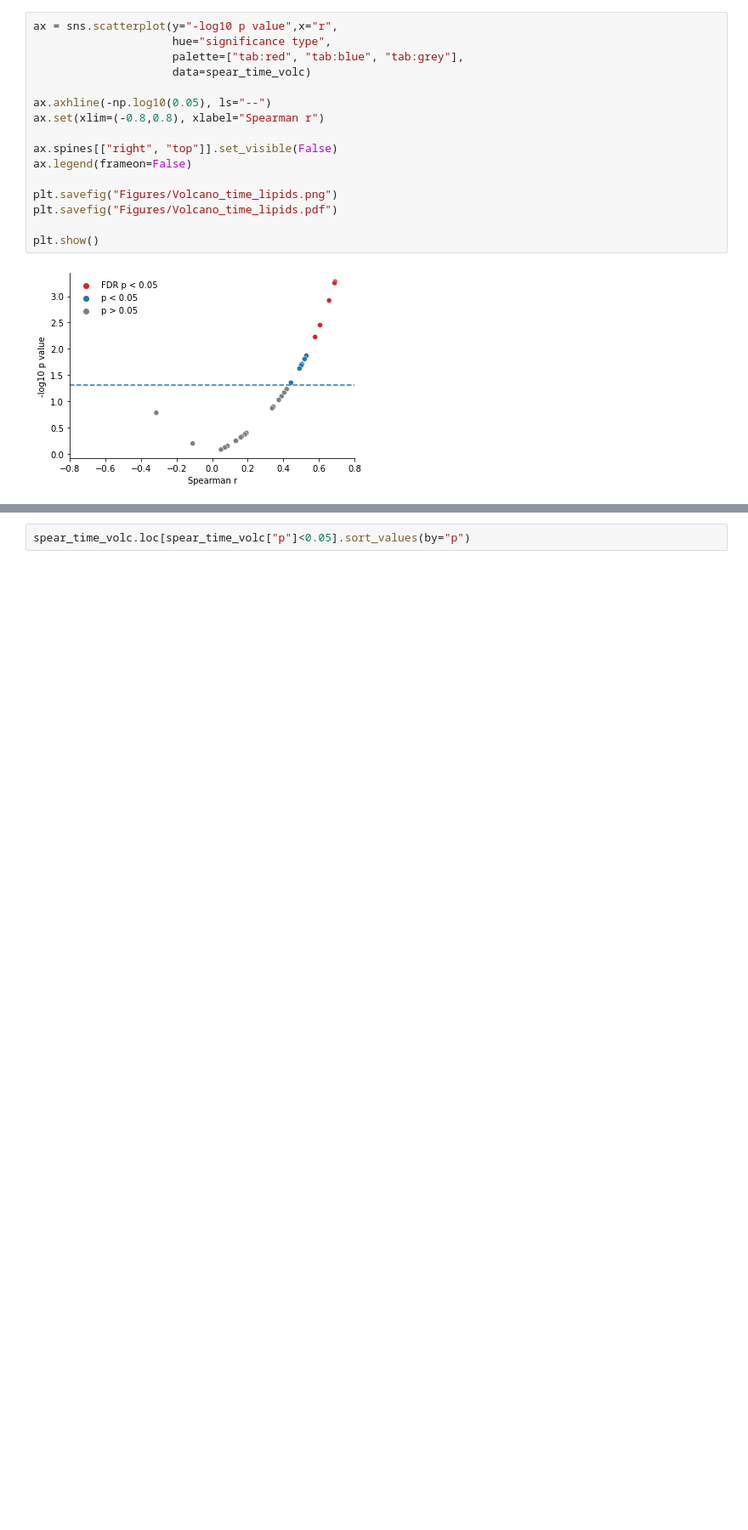
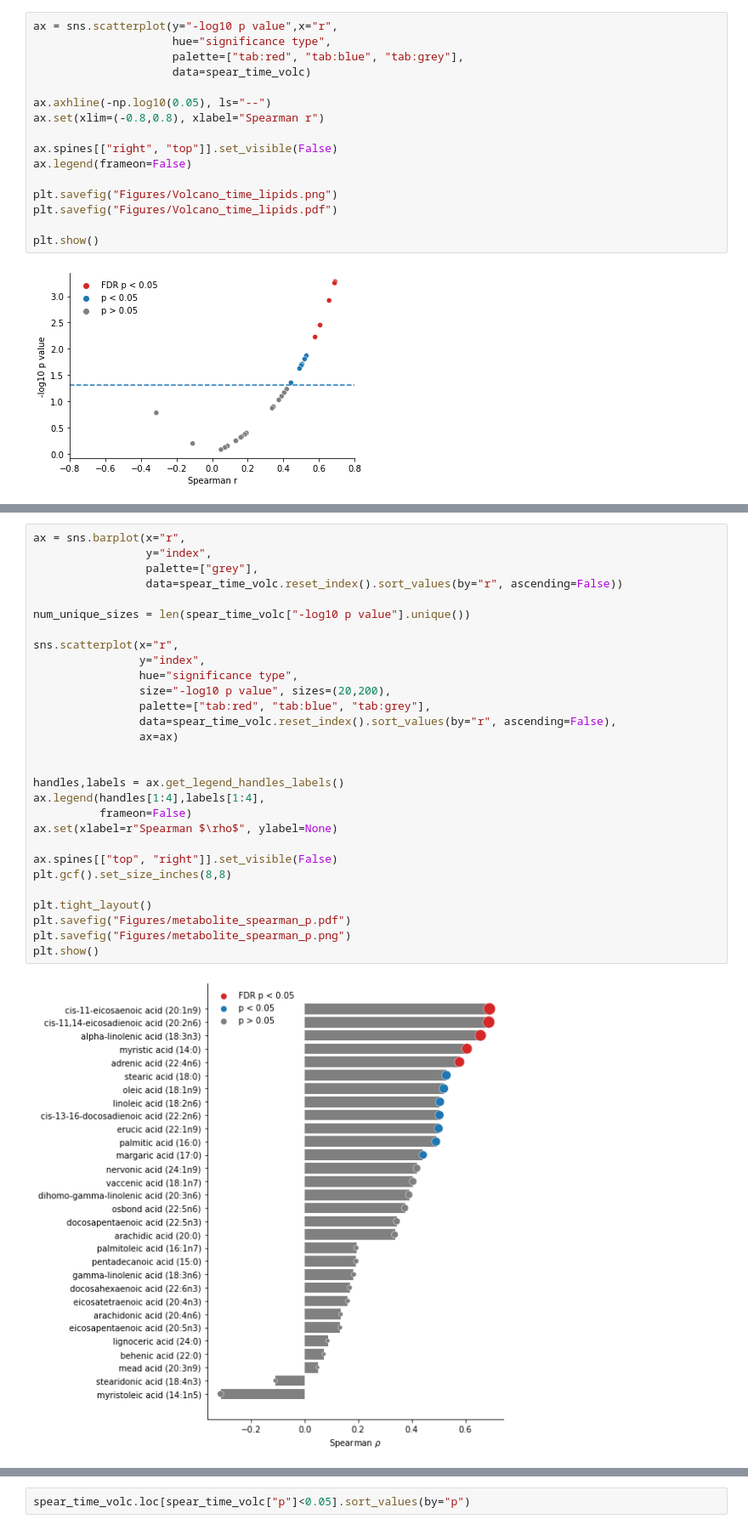
Before and after one commit to sterrettJD/Breastfed-Neonates, a Jupyter notebook: Metabolome.ipynb, the cells around one changed output, grey strips where cells are left out. Shown at 85% size. Cells and saved outputs as stored; diff of their text form; blank space fills up the shorter version.

Commit message:
make metabolite spearman p barscatter plot

```diff
--- a/Metabolome.ipynb
+++ b/Metabolome.ipynb
@@ -92,0 +113,31 @@ plt.show()
+# %%
+ax = sns.barplot(x="r",
+                 y="index",
+                 palette=["grey"],
+                 data=spear_time_volc.reset_index().sort_values(by="r", ascending=False))
+
+num_unique_sizes = len(spear_time_volc["-log10 p value"].unique())
+
+sns.scatterplot(x="r",
+                y="index",
+                hue="significance type",
+                size="-log10 p value", sizes=(20,200),
+                palette=["tab:red", "tab:blue", "tab:grey"],
+                data=spear_time_volc.reset_index().sort_values(by="r", ascending=False),
+                ax=ax)
+
+
+handles,labels = ax.get_legend_handles_labels()
+ax.legend(handles[1:4],labels[1:4],
+          frameon=False)
+ax.set(xlabel=r"Spearman $\rho$", ylabel=None)
+
+ax.spines[["top", "right"]].set_visible(False)
+plt.gcf().set_size_inches(8,8)
+
+plt.tight_layout()
+plt.savefig("Figures/metabolite_spearman_p.pdf")
+plt.savefig("Figures/metabolite_spearman_p.png")
+plt.show()
+# %% [output]
+[figure, added]
```
Also changed, not shown: parts of 3 cells of this notebook.
